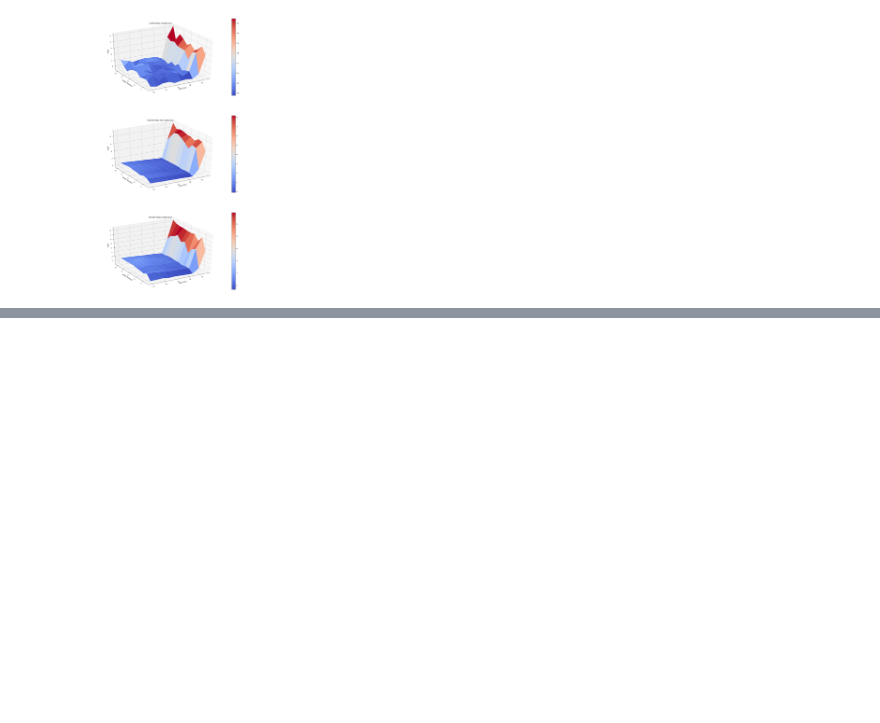
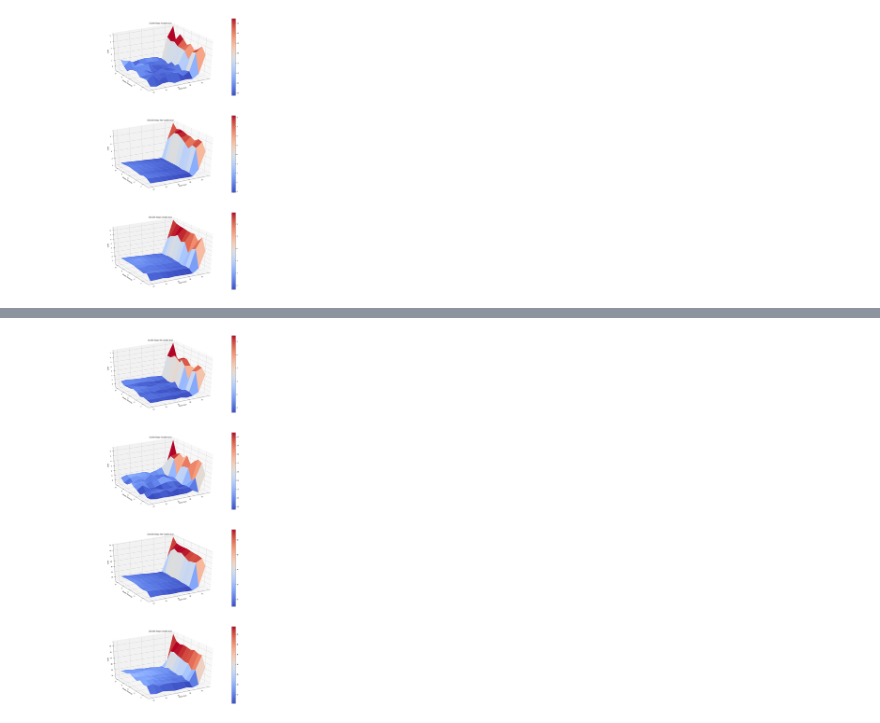
Before and after one commit to yun-zhou-rb/david_sliver_rl, a Jupyter notebook: notebooks/model_free_prediction.ipynb, the cells around one changed output, grey strips where cells are left out. Drawn from its saved outputs; the diff is of its cells as text; code cells hidden in the pictures; blank space fills up the shorter version.

Commit message:
add td lambda

```diff
--- a/notebooks/mode_free_prediction.ipynb
+++ b/notebooks/model_free_prediction.ipynb
@@ -213,0 +286,11 @@ See page 27 lecture 4.
+# %%
+V_10k = td_lambda_prediction(sample_policy, env, num_episodes=10000)
+plot_blackjack_value_function(V_10k, title="10,000 Steps")
+
+V_100k = td_lambda_prediction(sample_policy, env, num_episodes=100000)
+plot_blackjack_value_function(V_100k, title="100,000 Steps")
+# %% [output]
+[figure, added]
+[figure, added]
+[figure, added]
+[figure, added]
```
Also changed, not shown: parts of 5 cells of this notebook.
